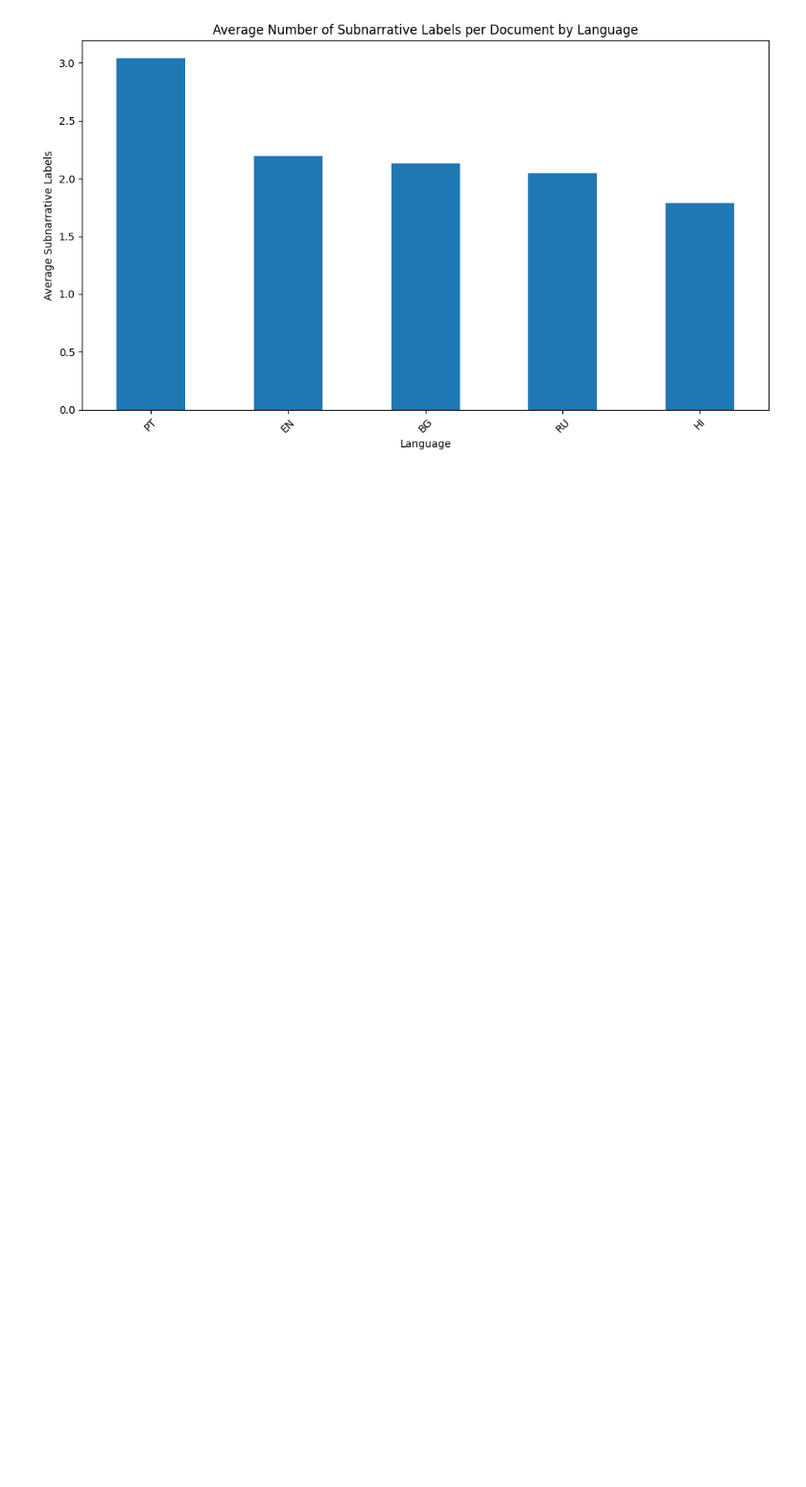
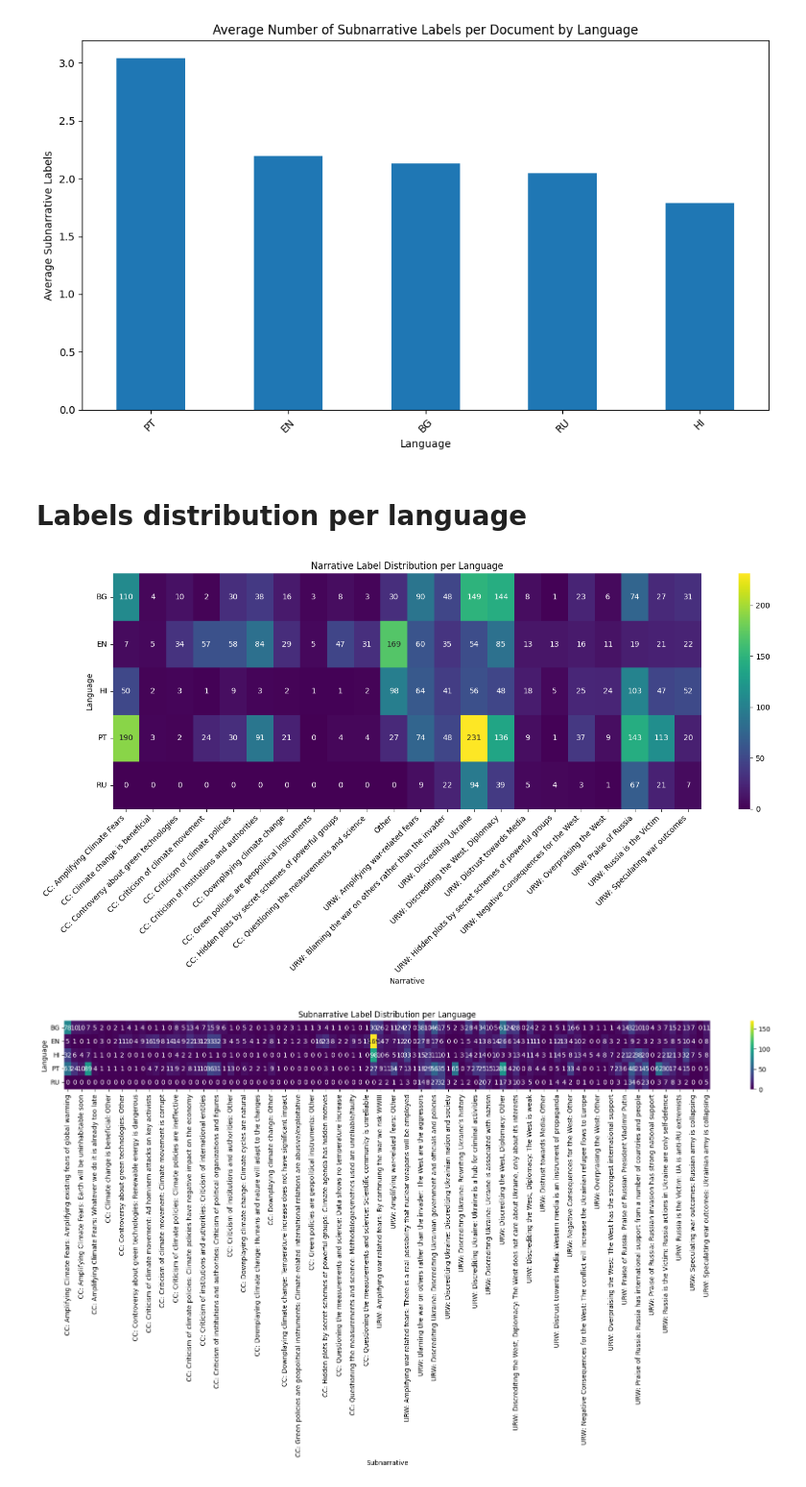
Before and after one commit to NourJadiri/hybrid-text-classification, a Jupyter notebook: notebooks/02_data_visualisation.ipynb, the cells around one changed output. Shown at 96% size. Drawn from its saved outputs; the diff is of its cells as text; code cells hidden in the pictures; blank space fills up the shorter version.

```diff
--- a/notebooks/02_data_visualisation.ipynb
+++ b/notebooks/02_data_visualisation.ipynb
@@ -153,3 +153,44 @@ plt.show()
 # %% [output]
 [figure]
 [figure]
+# %% [markdown]
+# Labels distribution per language
+# %%
+
+import seaborn as sns
+import matplotlib.pyplot as plt
+
+# Explode narratives and subnarratives to have one row per label per document
+df_exploded_narratives = df.explode('narratives')
+df_exploded_subnarratives = df.explode('subnarratives')
+
+# Calculate narrative label distribution per language
+narrative_lang_dist = pd.crosstab(df_exploded_narratives['language'], df_exploded_narratives['narratives'])
+
+# Calculate subnarrative label distribution per language
+subnarrative_lang_dist = pd.crosstab(df_exploded_subnarratives['language'], df_exploded_subnarratives['subnarratives'])
+
+# Plot heatmap for narratives
+plt.figure(figsize=(15, 8))
+sns.heatmap(narrative_lang_dist, annot=True, fmt="d", cmap="viridis")
+plt.title('Narrative Label Distribution per Language')
+plt.ylabel('Language')
+plt.xlabel('Narrative')
+plt.xticks(rotation=45, ha='right')
+plt.yticks(rotation=0)
+plt.tight_layout()
+plt.show()
+
+# Plot heatmap for subnarratives
+plt.figure(figsize=(18, 10))
+sns.heatmap(subnarrative_lang_dist, annot=True, fmt="d", cmap="viridis")
+plt.title('Subnarrative Label Distribution per Language')
+plt.ylabel('Language')
+plt.xlabel('Subnarrative')
+plt.xticks(rotation=90)
+plt.yticks(rotation=0)
+plt.tight_layout()
+plt.show()
+# %% [output]
+[figure, added]
+[figure, added]
```
Also changed, not shown: parts of 3 cells of this notebook.
